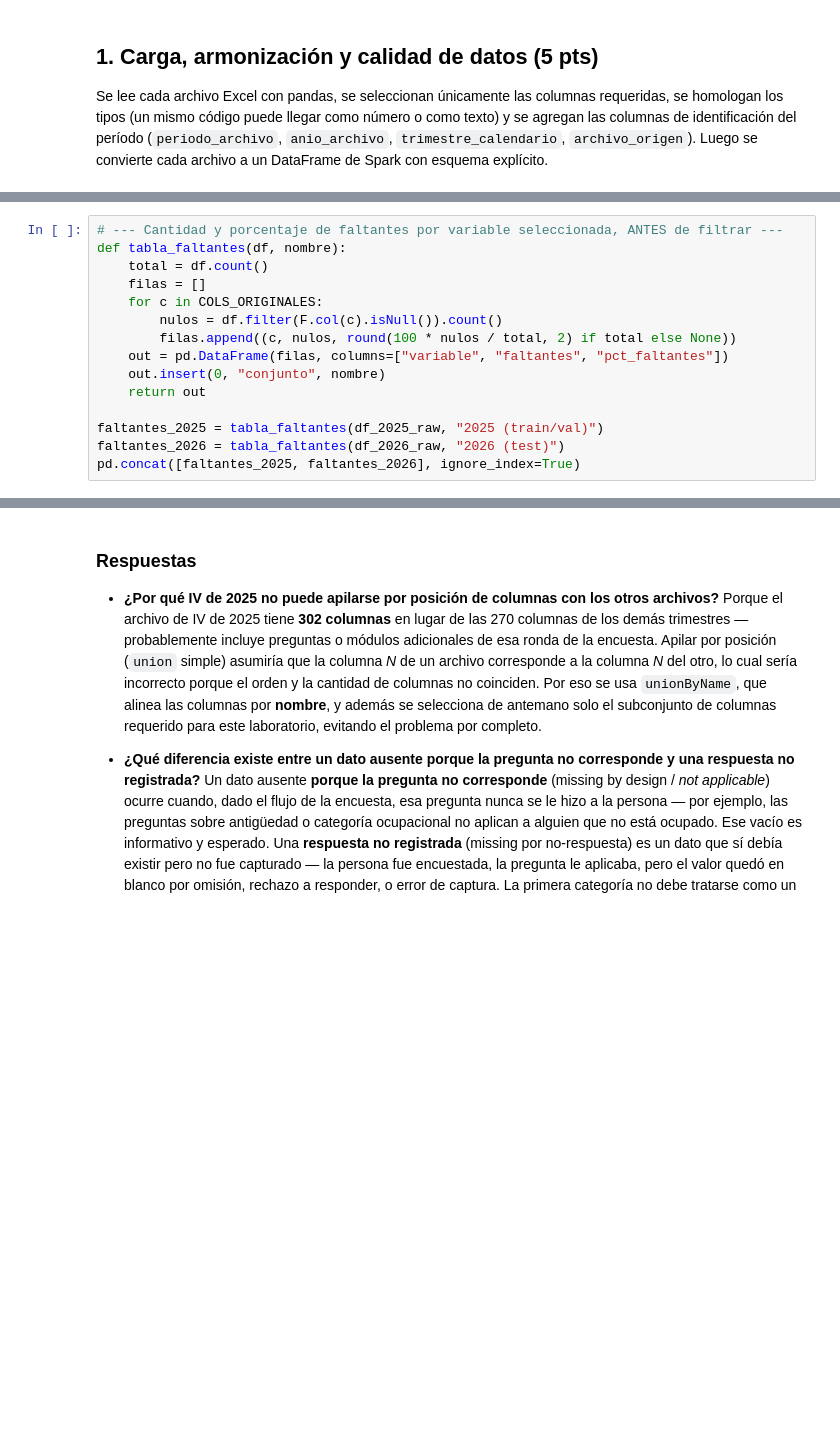
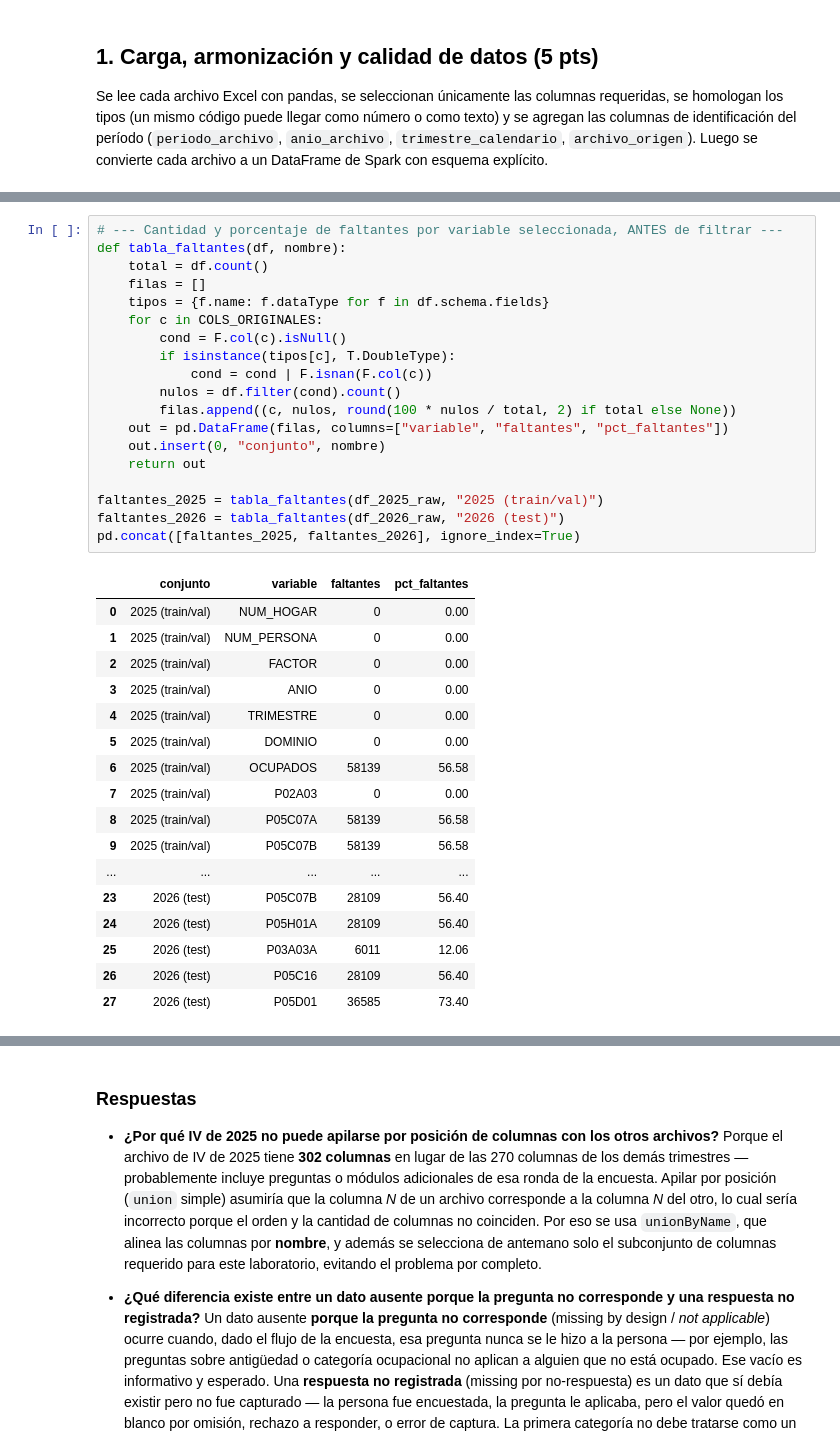
Before and after one commit to Ikeel04/Labs-DS, a Jupyter notebook: Lab7/Laboratorio_7_Spark_MLlib.ipynb, the cells around one changed output, grey strips where cells are left out. Cells and saved outputs as stored; diff of their text form; blank space fills up the shorter version.

```diff
--- a/Lab7/Laboratorio_7_Spark_MLlib.ipynb
+++ b/Lab7/Laboratorio_7_Spark_MLlib.ipynb
@@ -148,18 +222,40 @@ df_2025_raw.select(
 # %%
 # --- Cantidad y porcentaje de faltantes por variable seleccionada, ANTES de filtrar ---
 def tabla_faltantes(df, nombre):
     total = df.count()
     filas = []
+    tipos = {f.name: f.dataType for f in df.schema.fields}
     for c in COLS_ORIGINALES:
-        nulos = df.filter(F.col(c).isNull()).count()
+        cond = F.col(c).isNull()
+        if isinstance(tipos[c], T.DoubleType):
+            cond = cond | F.isnan(F.col(c))
+        nulos = df.filter(cond).count()
         filas.append((c, nulos, round(100 * nulos / total, 2) if total else None))
     out = pd.DataFrame(filas, columns=["variable", "faltantes", "pct_faltantes"])
     out.insert(0, "conjunto", nombre)
     return out
 
 faltantes_2025 = tabla_faltantes(df_2025_raw, "2025 (train/val)")
 faltantes_2026 = tabla_faltantes(df_2026_raw, "2026 (test)")
 pd.concat([faltantes_2025, faltantes_2026], ignore_index=True)
+# %% [output]
+|  | conjunto | variable | faltantes | pct_faltantes |
+| 0 | 2025 (train/val) | NUM_HOGAR | 0 | 0.00 |
+| 1 | 2025 (train/val) | NUM_PERSONA | 0 | 0.00 |
+| 2 | 2025 (train/val) | FACTOR | 0 | 0.00 |
+| 3 | 2025 (train/val) | ANIO | 0 | 0.00 |
+| 4 | 2025 (train/val) | TRIMESTRE | 0 | 0.00 |
+| 5 | 2025 (train/val) | DOMINIO | 0 | 0.00 |
+| 6 | 2025 (train/val) | OCUPADOS | 58139 | 56.58 |
+| 7 | 2025 (train/val) | P02A03 | 0 | 0.00 |
+| 8 | 2025 (train/val) | P05C07A | 58139 | 56.58 |
+| 9 | 2025 (train/val) | P05C07B | 58139 | 56.58 |
+| ... | ... | ... | ... | ... |
+| 23 | 2026 (test) | P05C07B | 28109 | 56.40 |
+| 24 | 2026 (test) | P05H01A | 28109 | 56.40 |
+| 25 | 2026 (test) | P03A03A | 6011 | 12.06 |
+| 26 | 2026 (test) | P05C16 | 28109 | 56.40 |
+| 27 | 2026 (test) | P05D01 | 36585 | 73.40 |
 # %%
 # --- Construccion de columnas analiticas y filtros, EN ORDEN, con conteo de exclusiones ---
 def preparar(df):
```
Also changed, not shown: parts of 17 cells of this notebook, 3 other files.
